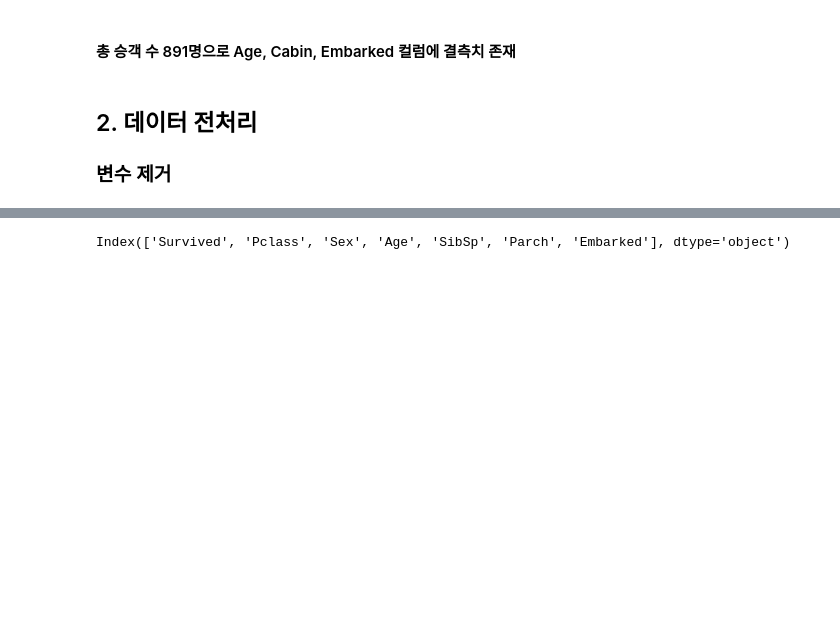
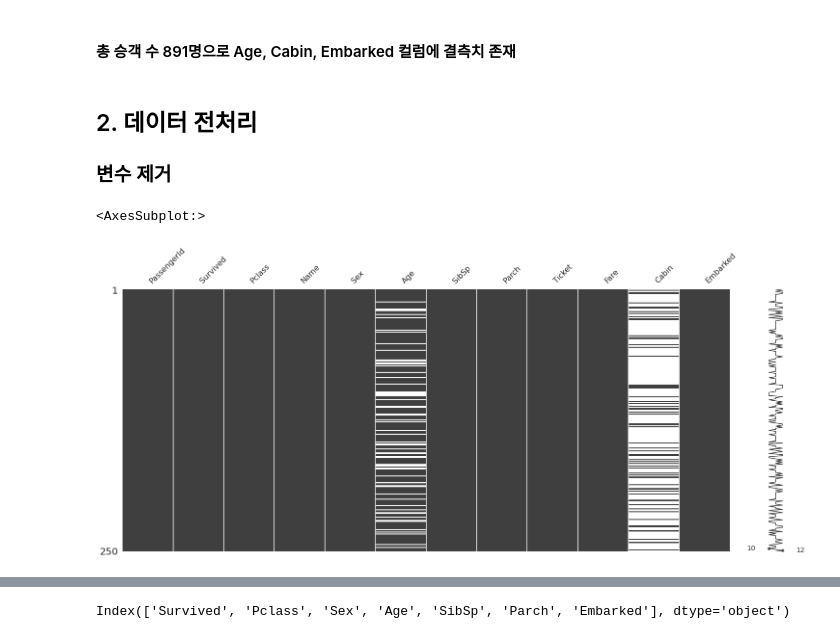
Before and after one commit to nanum9/AIFFEL_online2nd, a Jupyter notebook: Exploration/[E-05]/[E-05]Titanic_survival_rate.ipynb, the cells around one changed output, grey strips where cells are left out. Cells and saved outputs as stored; diff of their text form; code cells hidden in the pictures; blank space fills up the shorter version.

```diff
--- a/Exploration/[E-05]/[E-05]Titanic_survival_rate.ipynb
+++ b/Exploration/[E-05]/[E-05]Titanic_survival_rate.ipynb
@@ -91,3 +91,9 @@ memory usage: 83.7+ KB
 # %% [markdown]
 ## 2. 데이터 전처리
 ### 변수 제거
+# %%
+import missingno as msno
+msno.matrix(train_df.sample(250))
+# %% [output]
+<AxesSubplot:>
+[figure, added]
```
Also changed, not shown: parts of 29 cells of this notebook.
